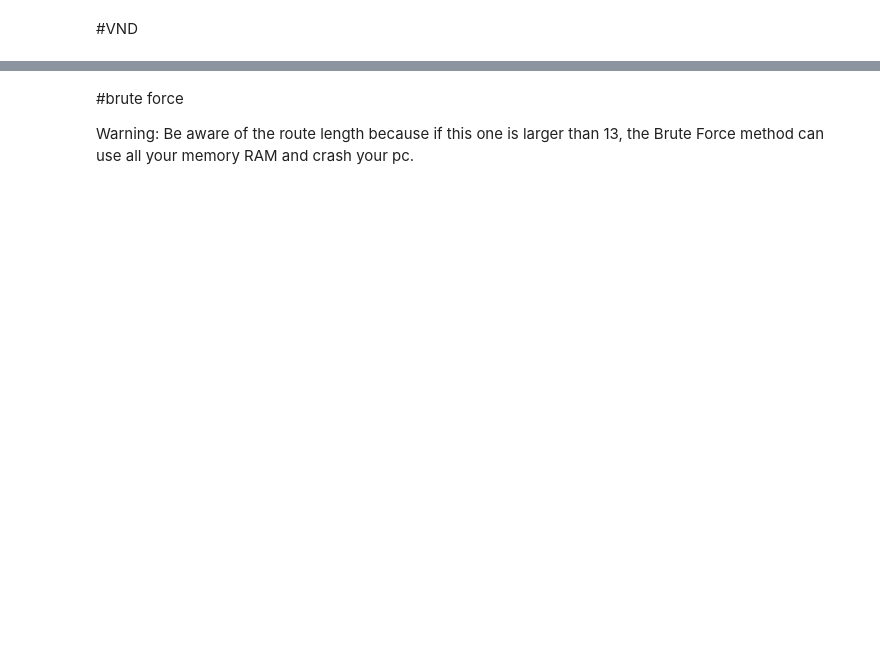
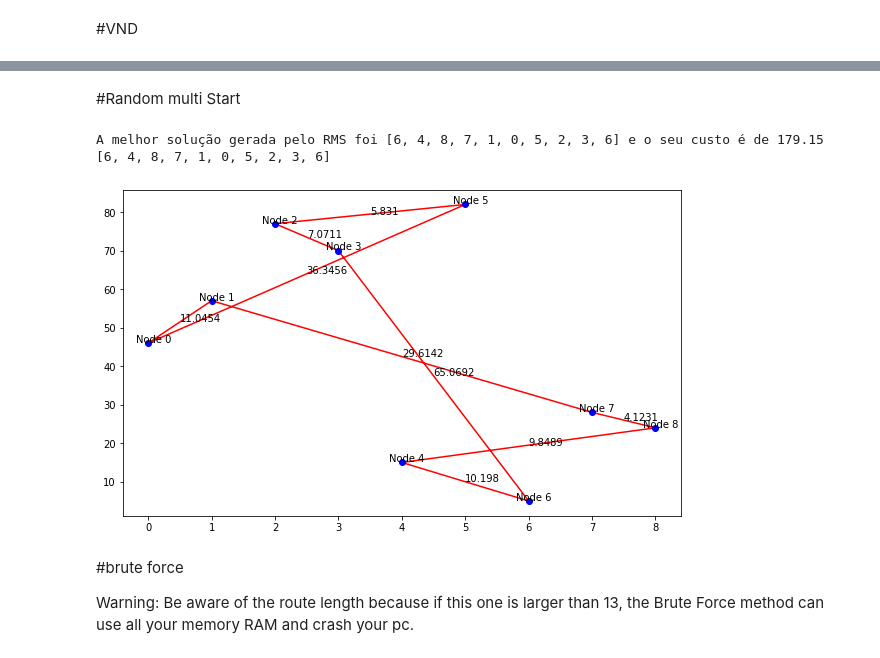
Before and after one commit to HerbertHipolito/Travelling-Salesman, a Jupyter notebook: traveling_salesman.ipynb, the cells around one changed output, grey strips where cells are left out. Cells and saved outputs as stored; diff of their text form; code cells hidden in the pictures; blank space fills up the shorter version.

```diff
--- a/traveling_salesman.ipynb
+++ b/traveling_salesman.ipynb
@@ -389,3 +392,17 @@ plt.show()
+# %% [markdown]
+#Random multi Start
+# %%
+route_rms, cost = simulation.random_mult_start(100)
+
+print(f'A melhor solução gerada pelo RMS foi {route_rms} e o seu custo é de {round(cost,2)} ')
+
+cost_texts = convex_combination_of_edges(route_rms,ys,0.5,node_number)
+
+plot_vertices(route_rms,xs,ys,node_number,'red',cost_text=cost_texts,cost_matrix=simulation.costs)
+# %% [output]
+A melhor solução gerada pelo RMS foi [6, 4, 8, 7, 1, 0, 5, 2, 3, 6] e o seu custo é de 179.15
+[6, 4, 8, 7, 1, 0, 5, 2, 3, 6]
+[figure, added]
 # %% [markdown]
 #brute force
 
```
Also changed, not shown: parts of 11 cells of this notebook, 1 other file.
